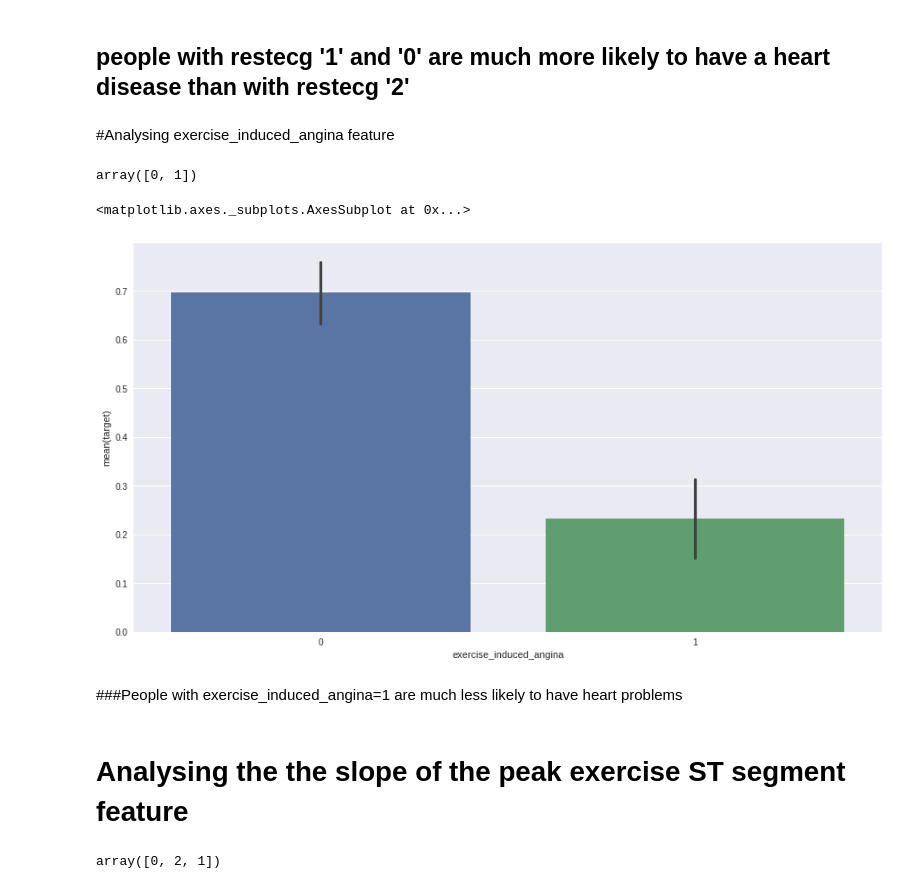
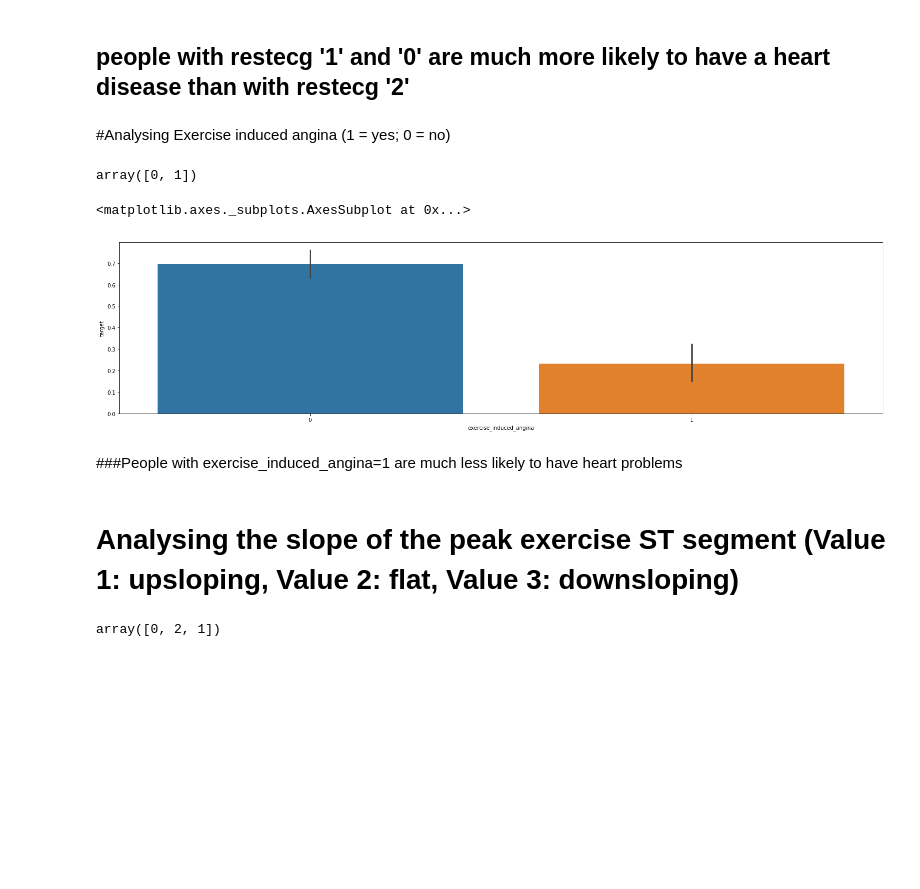
Before and after one commit to chayandatta/Heart_disease_prediction, a Jupyter notebook: hd.ipynb, the cells around one changed output. Saved outputs shown, nothing was run; the diff lists cells and outputs as text; code cells hidden in the pictures; blank space fills up the shorter version.

```diff
--- a/hd.ipynb
+++ b/hd.ipynb
@@ -209,20 +262,21 @@ sns.barplot(data["rest_ecg"],y)
 # %% [markdown]
 ## people with restecg '1' and '0' are much more likely to have a heart disease than with restecg '2'
-# %% [markdown]
-#Analysing exercise_induced_angina feature
+# %% [markdown]
+#Analysing Exercise induced angina (1 = yes; 0 = no)
 # %%
 data["exercise_induced_angina"].unique()
 # %% [output]
 array([0, 1])
 # %%
+plt.figure(figsize=(26, 6))
 sns.barplot(data["exercise_induced_angina"],y)
 # %% [output]
 <matplotlib.axes._subplots.AxesSubplot at 0x...>
-[figure, old version]
+[figure, new version]
 # %% [markdown]
 ###People with exercise_induced_angina=1 are much less likely to have heart problems
 # %% [markdown]
-# Analysing the the slope of the peak exercise ST segment feature
+# Analysing the slope of the peak exercise ST segment (Value 1: upsloping, Value 2: flat, Value 3: downsloping)
 # %%
 data["st_slope"].unique()
 # %% [output]
```
Also changed, not shown: parts of 79 cells of this notebook.
